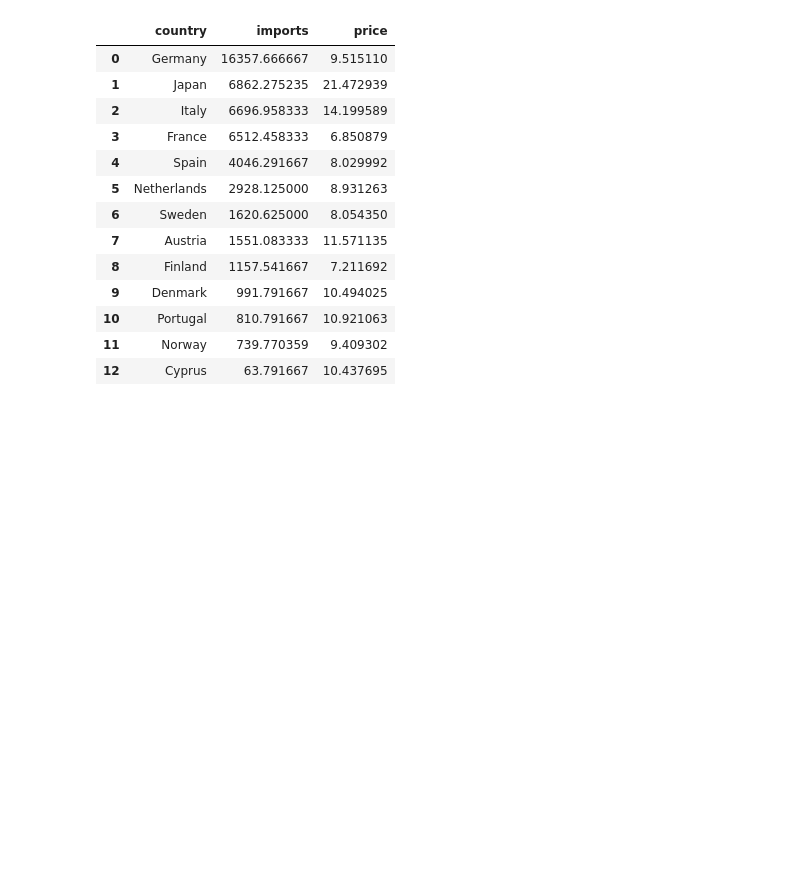
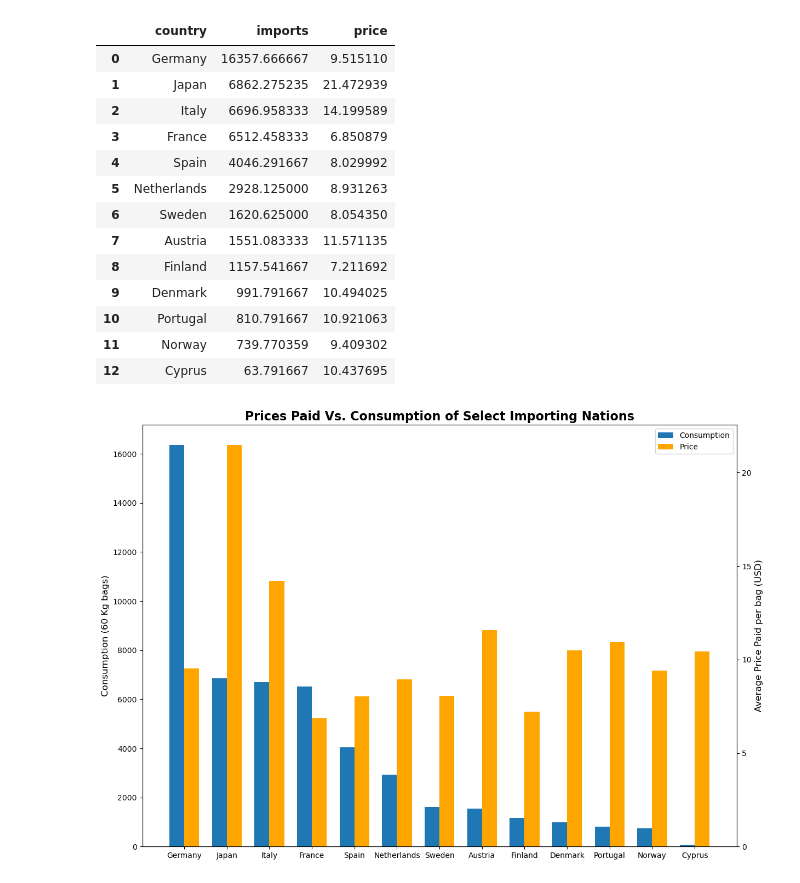
Before and after one commit to MeetPatel89/global_coffee_market, a Jupyter notebook: notebook.ipynb, the cells around one changed output. Cells and saved outputs as stored; diff of their text form; code cells hidden in the pictures; blank space fills up the shorter version.

Commit message:
compare coffee prices and consumption for select countries using grouped bar chart technique

```diff
--- a/notebook.ipynb
+++ b/notebook.ipynb
@@ -393,3 +398,37 @@ price_cons
 | 10 | Portugal | 810.791667 | 10.921063 |
 | 11 | Norway | 739.770359 | 9.409302 |
 | 12 | Cyprus | 63.791667 | 10.437695 |
+# %%
+# construct a grouped bar chart for imports and price data for countries in price_cons dataframe
+fig, ax = plt.subplots(figsize=(14, 10))
+
+width = 0.35
+x = np.arange(0, price_cons.shape[0])
+
+# imports bars
+bar1 = ax.bar(
+    x-width/2,
+    price_cons["imports"],
+    width=width
+)
+
+ax.set_title("Prices Paid Vs. Consumption of Select Importing Nations", fontsize=16, fontweight="bold")
+ax.set_ylabel("Consumption (60 Kg bags)", fontsize=12)
+
+# create dual axis chart to account for widly different scales of prices and imports data
+ax2 = ax.twinx()
+bar2 = ax2.bar(
+    x+width/2,
+    price_cons["price"],
+    width=width,
+    color="orange",
+    label="Price"
+)
+ax2.set_ylabel("Average Price Paid per bag (USD)", fontsize=12)
+
+plt.xticks(x, price_cons["country"], fontsize=7)
+ax.legend([bar1, bar2], ["Consumption", "Price"])
+
+plt.show()
+# %% [output]
+[figure, added]
```
Also changed, not shown: parts of 1 cell of this notebook.
